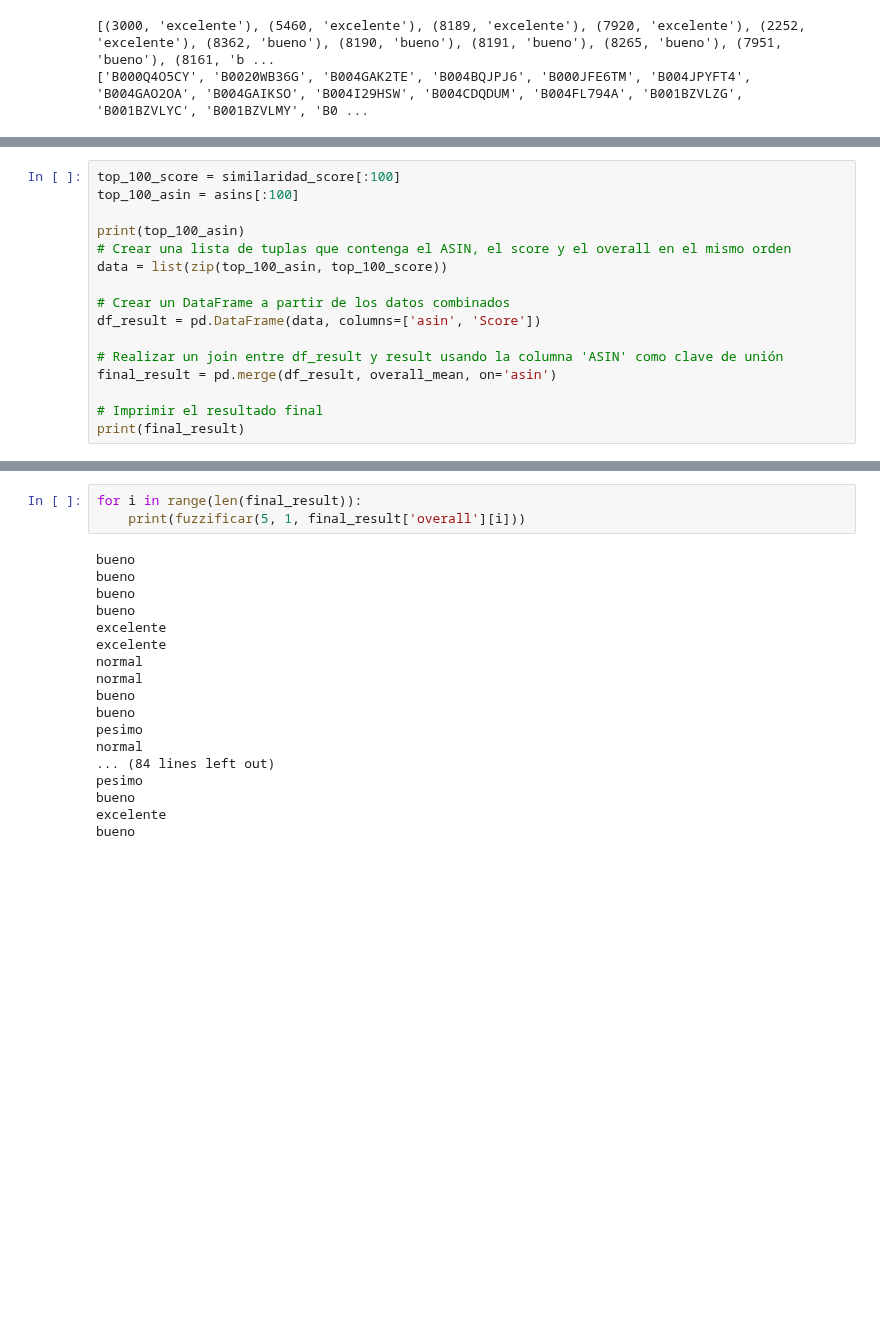
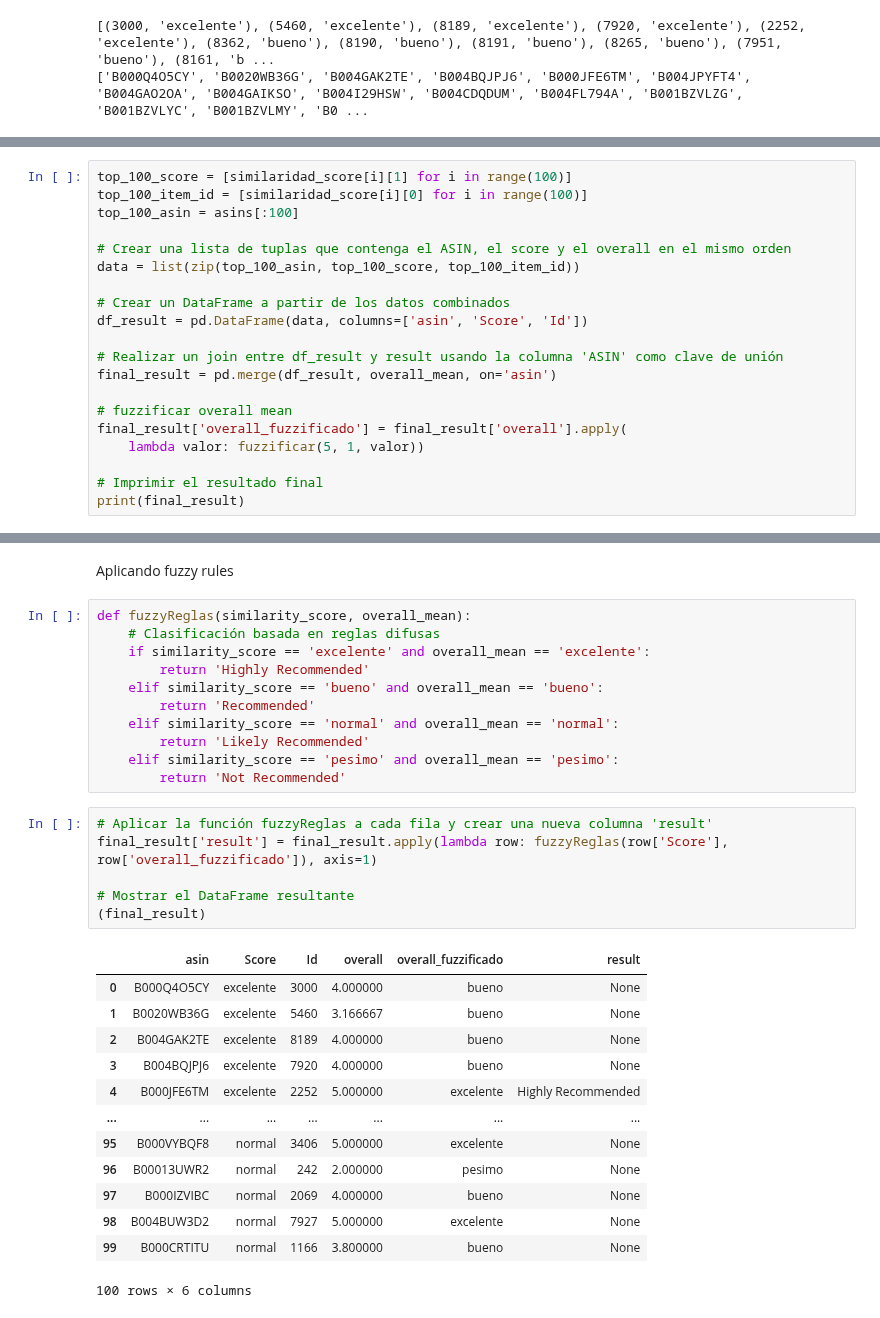
Before and after one commit to EmilioGinzo/fuzzy-recommendation-system-, a Jupyter notebook: analisis.ipynb, the cells around one changed output, grey strips where cells are left out. Saved outputs shown, nothing was run; the diff lists cells and outputs as text; blank space fills up the shorter version.

```diff
--- a/analisis.ipynb
+++ b/analisis.ipynb
@@ -254,17 +254,21 @@ ax.set_xlim(0, 10000)
 # %%
-top_100_score = similaridad_score[:100]
+top_100_score = [similaridad_score[i][1] for i in range(100)]
+top_100_item_id = [similaridad_score[i][0] for i in range(100)]
 top_100_asin = asins[:100]
 
-print(top_100_asin)
 # Crear una lista de tuplas que contenga el ASIN, el score y el overall en el mismo orden
-data = list(zip(top_100_asin, top_100_score))
+data = list(zip(top_100_asin, top_100_score, top_100_item_id))
 
 # Crear un DataFrame a partir de los datos combinados
-df_result = pd.DataFrame(data, columns=['asin', 'Score'])
+df_result = pd.DataFrame(data, columns=['asin', 'Score', 'Id'])
 
 # Realizar un join entre df_result y result usando la columna 'ASIN' como clave de unión
 final_result = pd.merge(df_result, overall_mean, on='asin')
 
+# fuzzificar overall mean
+final_result['overall_fuzzificado'] = final_result['overall'].apply(
+    lambda valor: fuzzificar(5, 1, valor))
+
 # Imprimir el resultado final
 print(final_result)
 # %% [output]
@@ -286,22 +289,34 @@ print(final_result)
-# %%
-for i in range(len(final_result)):
-    print(fuzzificar(5, 1, final_result['overall'][i]))
-# %% [output]
-bueno
-bueno
-bueno
-bueno
-excelente
-excelente
-normal
-normal
-bueno
-bueno
-pesimo
-normal
-... (84 lines left out)
-pesimo
-bueno
-excelente
-bueno
+# %% [markdown]
+Aplicando fuzzy rules
+# %%
+def fuzzyReglas(similarity_score, overall_mean):
+    # Clasificación basada en reglas difusas
+    if similarity_score == 'excelente' and overall_mean == 'excelente':
+        return 'Highly Recommended'
+    elif similarity_score == 'bueno' and overall_mean == 'bueno':
+        return 'Recommended'
+    elif similarity_score == 'normal' and overall_mean == 'normal':
+        return 'Likely Recommended'
+    elif similarity_score == 'pesimo' and overall_mean == 'pesimo':
+        return 'Not Recommended'
+# %%
+# Aplicar la función fuzzyReglas a cada fila y crear una nueva columna 'result'
+final_result['result'] = final_result.apply(lambda row: fuzzyReglas(row['Score'], row['overall_fuzzificado']), axis=1)
+
+# Mostrar el DataFrame resultante
+(final_result)
+# %% [output]
+|  | asin | Score | Id | overall | overall_fuzzificado | result |
+| 0 | B000Q4O5CY | excelente | 3000 | 4.000000 | bueno | None |
+| 1 | B0020WB36G | excelente | 5460 | 3.166667 | bueno | None |
+| 2 | B004GAK2TE | excelente | 8189 | 4.000000 | bueno | None |
+| 3 | B004BQJPJ6 | excelente | 7920 | 4.000000 | bueno | None |
+| 4 | B000JFE6TM | excelente | 2252 | 5.000000 | excelente | Highly Recommended |
+| ... | ... | ... | ... | ... | ... | ... |
+| 95 | B000VYBQF8 | normal | 3406 | 5.000000 | excelente | None |
+| 96 | B00013UWR2 | normal | 242 | 2.000000 | pesimo | None |
+| 97 | B000IZVIBC | normal | 2069 | 4.000000 | bueno | None |
+| 98 | B004BUW3D2 | normal | 7927 | 5.000000 | excelente | None |
+| 99 | B000CRTITU | normal | 1166 | 3.800000 | bueno | None |
+100 rows × 6 columns
 # %%
```
Also changed, not shown: parts of 5 cells of this notebook.
